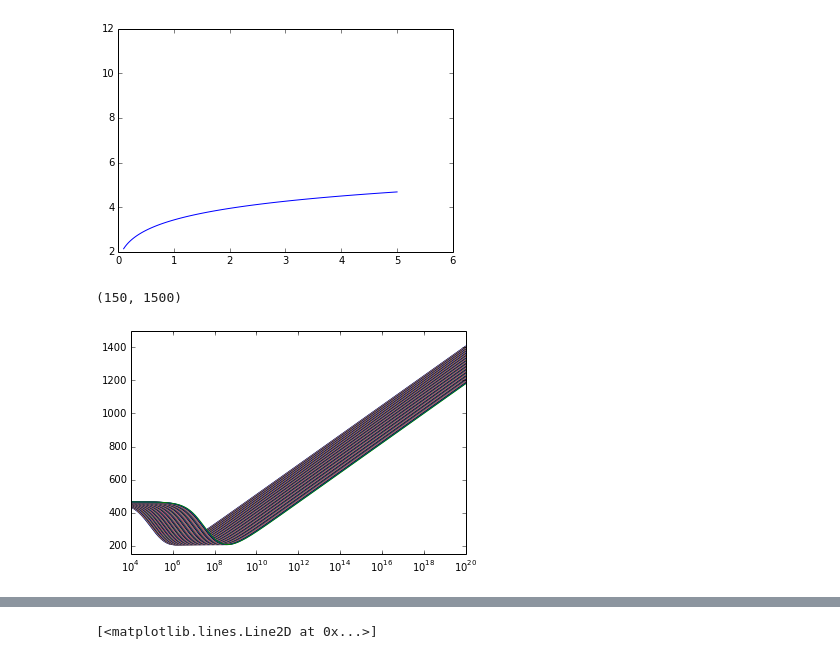
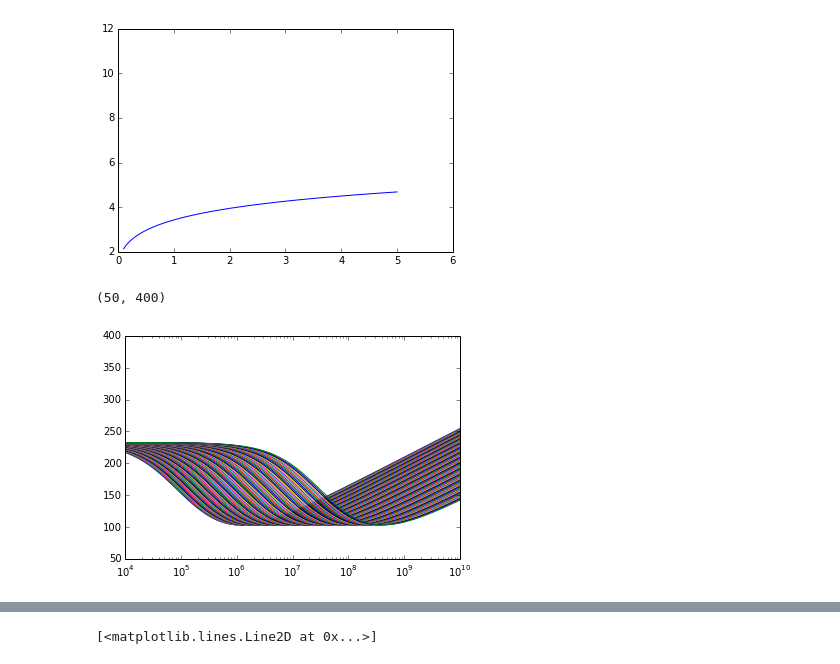
Before and after one commit to achiappo/FRESKA, a Jupyter notebook: spherical_jeans_analysis.ipynb, the cells around one changed output, grey strips where cells are left out. Saved outputs shown, nothing was run; the diff lists cells and outputs as text; code cells hidden in the pictures.

```diff
--- a/spherical_jeans_analysis.ipynb
+++ b/spherical_jeans_analysis.ipynb
@@ -141,12 +141,12 @@ plt.colorbar()
 # %%
 def integrand2(z, alpha, beta, gamma):
     #gamma=R/rh
-    result = (1.-beta/z**2) * z**(-2*beta+1)/np.sqrt(z*z-1)
+    result = (1.-beta/z**2) * z**(1.-2.*beta)/np.sqrt(z*z-1.)
     res, err = integral1(gamma*z, alpha)
     return result * res
 # %%
 def integral2(alpha, beta, gamma):
-    res, err = quad(integrand2, 1, +np.inf, args=(alpha, beta, gamma) )
+    res, err = quad(integrand2, 1., +np.inf, args=(alpha, beta, gamma) )
     return res, err
 
 print integral2(10, beta, 10)
@@ -219,7 +220,7 @@ So the logical sequence would be :
 * we compute ${\cal L}$ which now is an array in $j$; and a function of $\rho_0$, $M_0$, or $8\pi GM_0$, arbitrarily.
 # %%
 gamma_array = R/rh
-A_array = gamma_array**(-2*beta+1)/I(R,rh,1)
+A_array = gamma_array**(1.-2.*beta)/I(R,rh,1.)
 
 r0_array = np.logspace(np.log10(0.1),np.log10(5.),100)
 alpha_array = rh/r0_array
@@ -254,24 +255,24 @@ plt.ylim(2,12)
 (2, 12)
 [figure]
 # %%
-cst = 8*np.pi*4.3e-6 #this is 1.08e-4, which means that the natural numerical unit for M0 is ~10^4 M_solar
+cst = 8.*np.pi*4.3e-6 #this is 1.08e-4, which means that the natural numerical unit for M0 is ~10^4 M_solar
 #j is the r0 indice. In this way we vectorize computations as much as possible
 def logLike(M0,j):
     I = cst*M0*I_array[:,j]
     S = dv**2+I
     res = (np.log(S) + (v-u)**2/S).sum()
-    return res
+    return res/2.
 # %%
-M0_array = np.logspace(4,20,500)
+M0_array = np.logspace(4,10,100)
 for j,r0 in enumerate(r0_array):
     LL_array = [logLike(M0,j) for M0 in M0_array]
     plt.semilogx(M0_array,LL_array,label=r"$r_0$=%.3f"%r0)
-plt.ylim(150,1500)
+plt.ylim(50,400)
 #plt.xlim(10**4,10**15)
 #plt.legend(loc=2,ncol=2)
 # %% [output]
-(150, 1500)
+(50, 400)
-[figure, old version]
+[figure, new version]
 # %%
 from scipy import optimize as sciopt
 def MinFunc(log10_M0,j):
```
Also changed, not shown: parts of 27 cells of this notebook.
